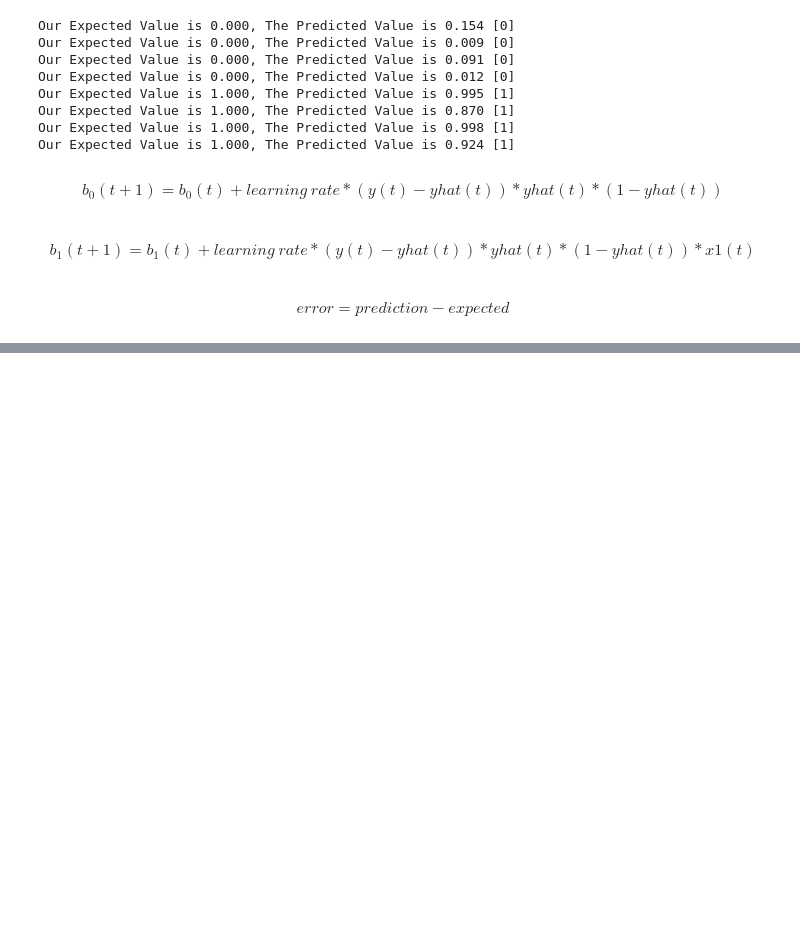
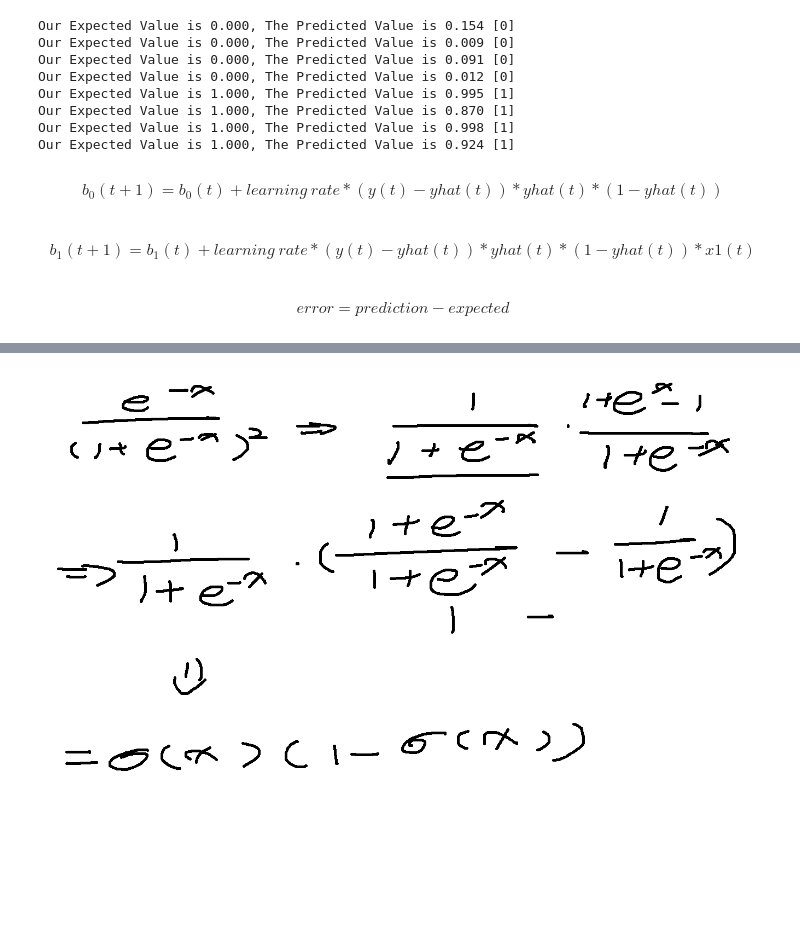
Before and after one commit to williamjiamin/Pure_Python_for_DS_ML, a Jupyter notebook: 10.Logistic回归/1.Logistic_Regression_Intro.ipynb, the cells around one changed output, grey strips where cells are left out. Cells and saved outputs as stored; diff of their text form; code cells hidden in the pictures; blank space fills up the shorter version.

```diff
--- a/10.Logistic回归/1.Logistic_Regression_Intro.ipynb
+++ b/10.Logistic回归/1.Logistic_Regression_Intro.ipynb
@@ -98,0 +104,5 @@ $$error = prediction - expected $$
+# %%
+from IPython.display import Image
+Image(filename='2.Sigmoid_Func_Derivative_2.png')
+# %% [output]
+[figure, added]
```
Also changed, not shown: parts of 3 cells of this notebook, 6 other files.
